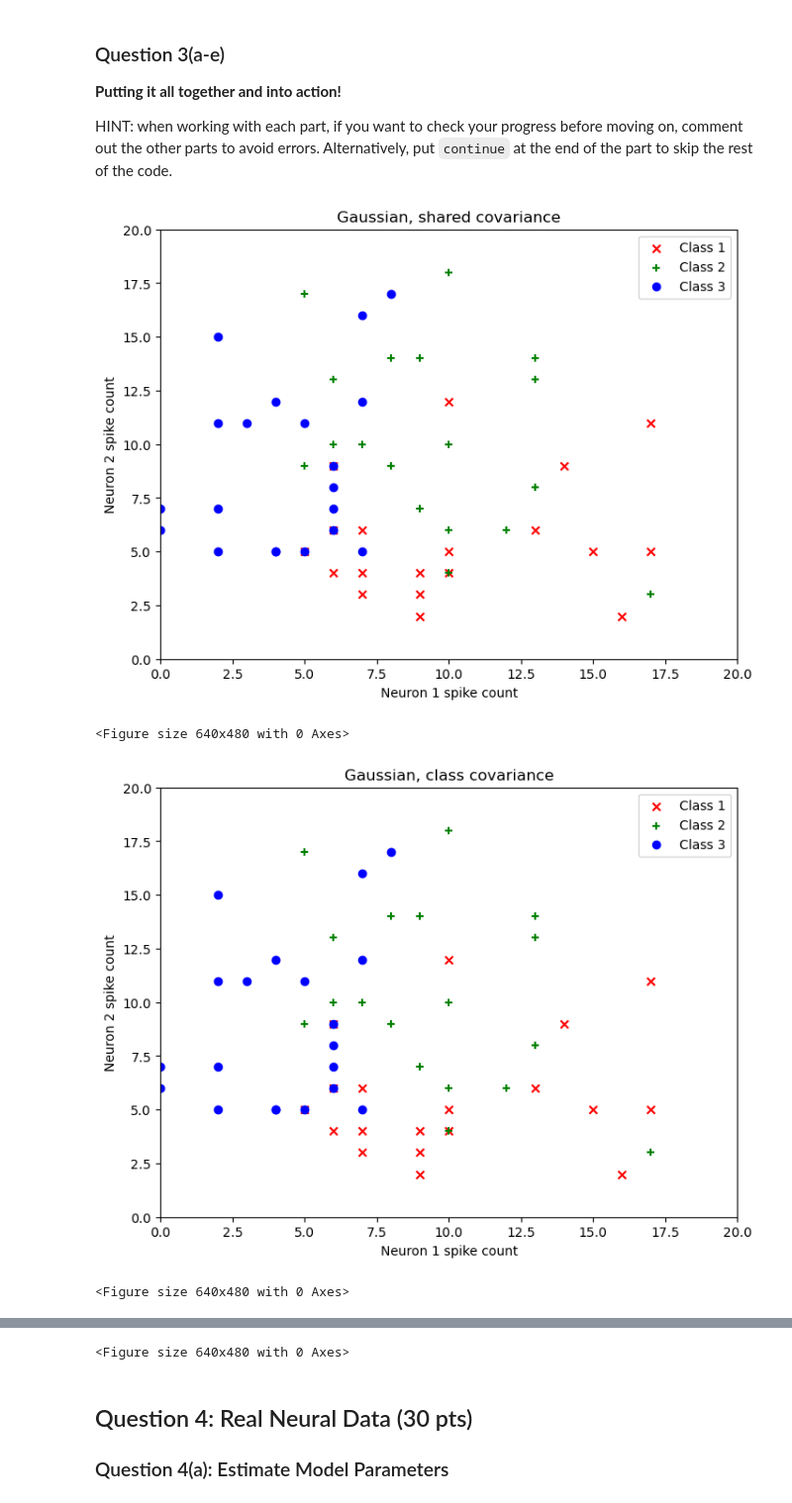
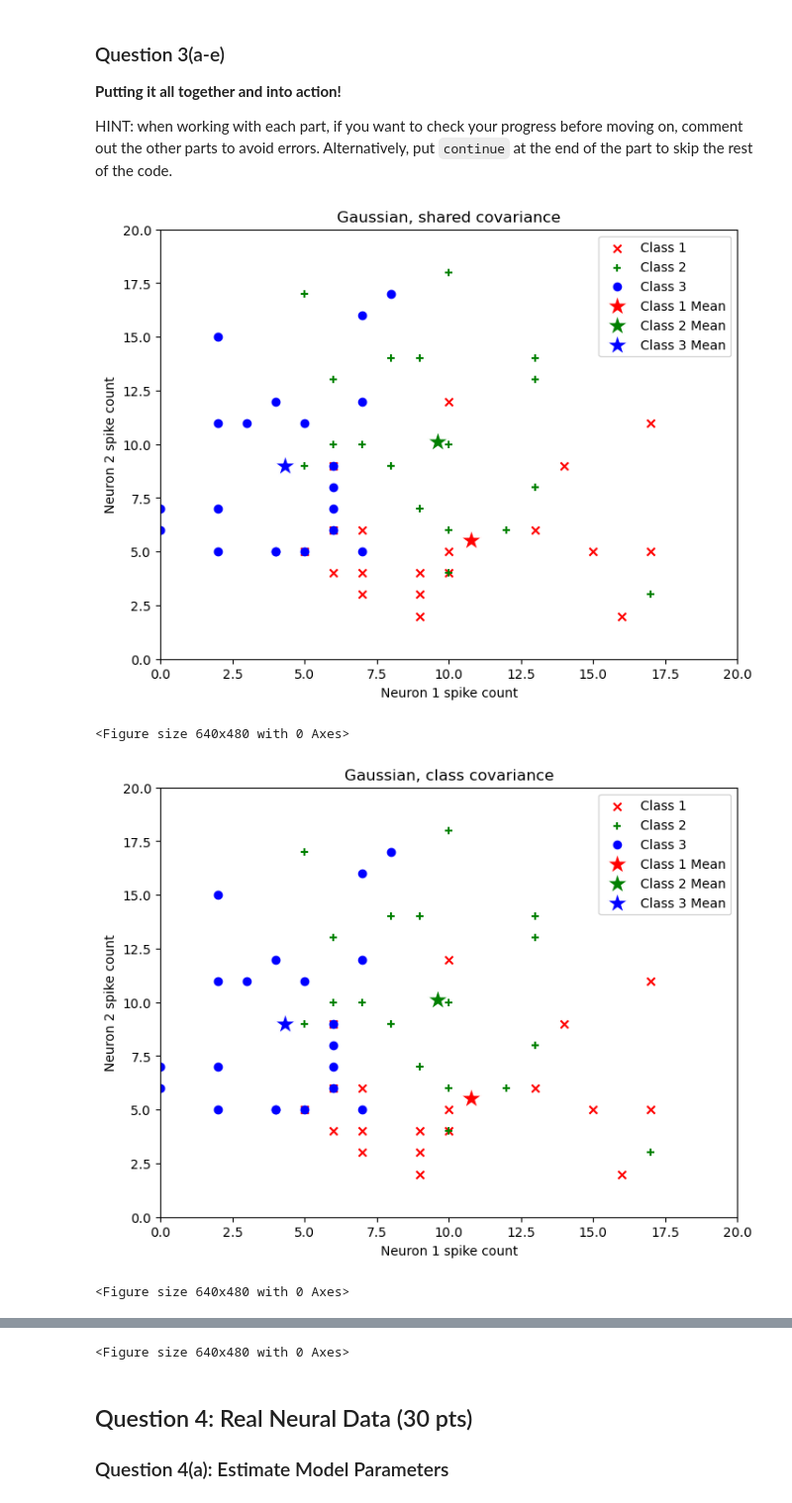
Before and after one commit to khanakagrawal/ML_for_Neuro, a Jupyter notebook: hw2/HW2.ipynb, the cells around one changed output, grey strips where cells are left out. Shown at 99% size. Cells and saved outputs as stored; diff of their text form; code cells hidden in the pictures.

```diff
--- a/hw2/HW2.ipynb
+++ b/hw2/HW2.ipynb
@@ -365,7 +373,7 @@ for model_idx in range(3):
     plt.xlabel("Neuron 1 spike count")
     plt.ylabel("Neuron 2 spike count")
     plt.title("Simulated Spike Count Data from 2 neurons with class means")
-    plt.legend()
+
     # -------------------------- #
 
     # Part (b): Obtain parameter estimates
@@ -379,35 +387,38 @@ for model_idx in range(3):
         mdl_type = "gaussian"
         mu, sigma, pi = mpm.mu, mpm.sigma, mpm.pi
     elif isinstance(mpm, poiss_pm):
         mdl_type = "poisson"
         mu = lam = mpm.lam
         pi = mpm.pi
 
     # Part (c): Plot class means
     # ----- YOUR CODE HERE ----- #
     #
-
+    for k in range(n_classes):
+        plt.scatter(mu[k, 0], mu[k, 1],
+                c=colors[k], marker='*', s=300, edgecolor='white', label=f"Class {k+1} Mean")
     # -------------------------- #
 
     # Part (d): Plot Gaussian density contours
     # ----- YOUR CODE HERE ----- #
     # First go to code block Q3(d) to finish the function ``gaussian_pdf``,
     # Then come back and finish this section.
     #
     # -------------------------- #
 
     # Part (e): Plot decision boundaries
     # ----- YOUR CODE HERE ----- #
     # First go to code block Q3(e) to finish the ``decision_boundary`` functions,
     # Then come back and finish this section.
     #
     # -------------------------- #
 
     axs.set_title(titles[model_idx])
+    plt.legend()
     plt.show(model_idx + 1)
     plt.clf()
 # %% [output]
-[figure, old version]
+[figure, new version]
 <Figure size 640x480 with 0 Axes>
-[figure, old version]
+[figure, new version]
 <Figure size 640x480 with 0 Axes>
```
Also changed, not shown: parts of 2 cells of this notebook.
